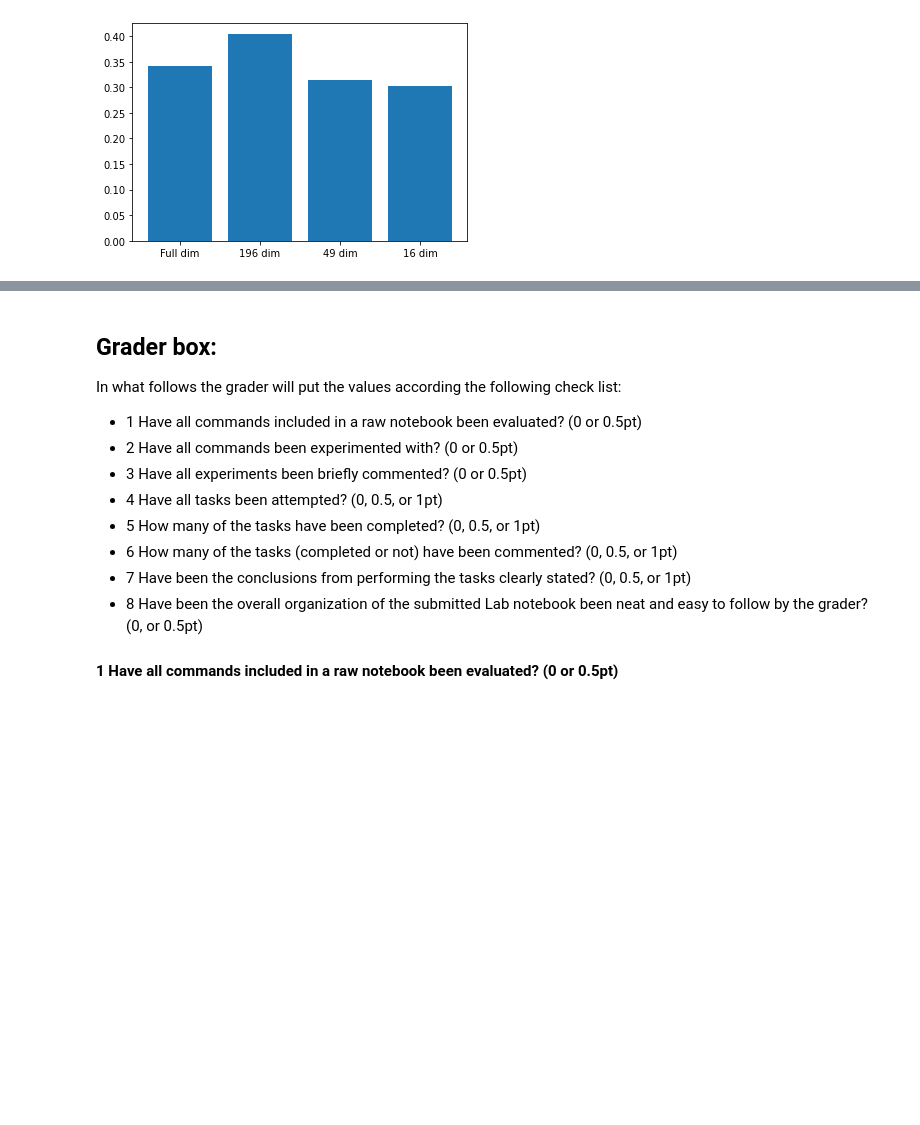
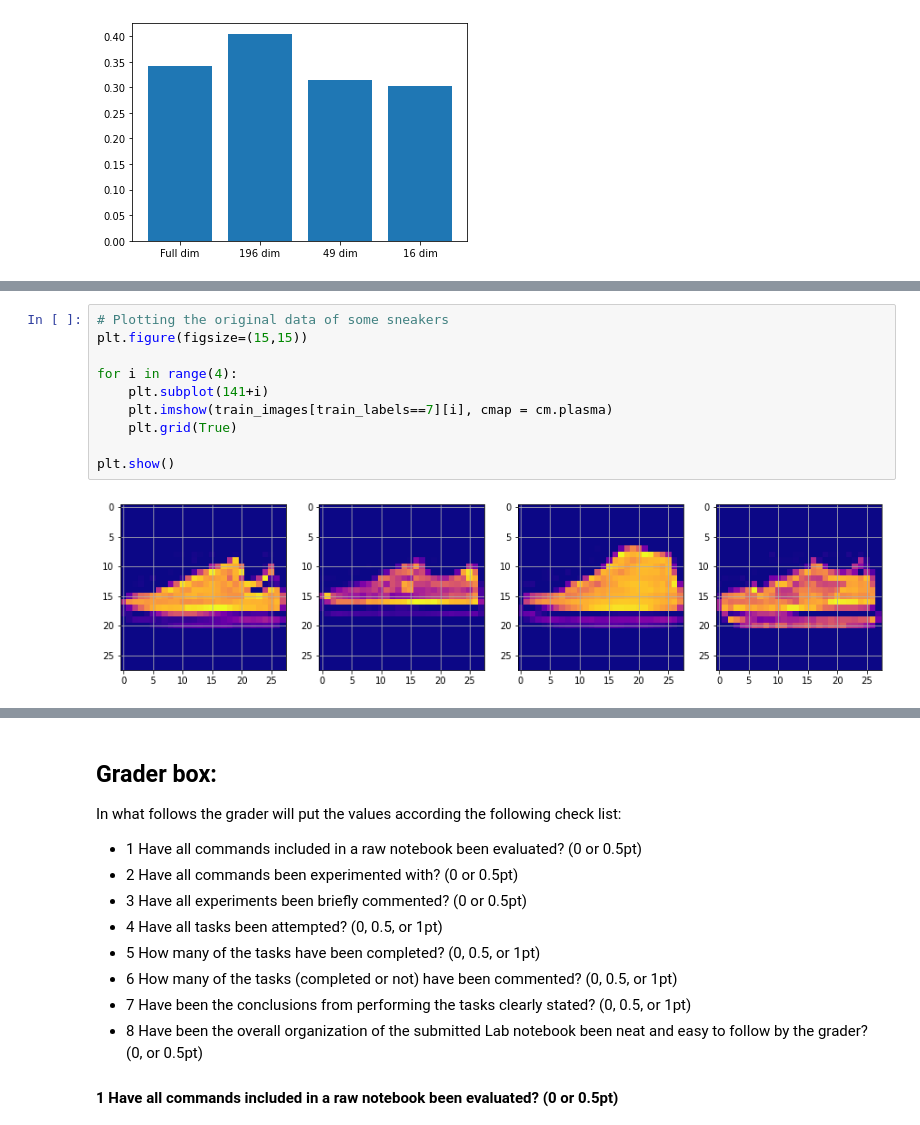
Before and after one commit to sarathiringer/DeepLearningAICourseFall2020, a Jupyter notebook: Lab2Student.ipynb, the cells around one changed output, grey strips where cells are left out. Drawn from its saved outputs; the diff is of its cells as text; blank space fills up the shorter version.

```diff
--- a/Lab2Student.ipynb
+++ b/Lab2Student.ipynb
@@ -1019,0 +1117,12 @@ plt.bar(x, y)
+# %%
+# Plotting the original data of some sneakers
+plt.figure(figsize=(15,15))
+
+for i in range(4):
+    plt.subplot(141+i)
+    plt.imshow(train_images[train_labels==7][i], cmap = cm.plasma)
+    plt.grid(True)
+
+plt.show()
+# %% [output]
+[figure, added]
```
Also changed, not shown: parts of 18 cells of this notebook.
